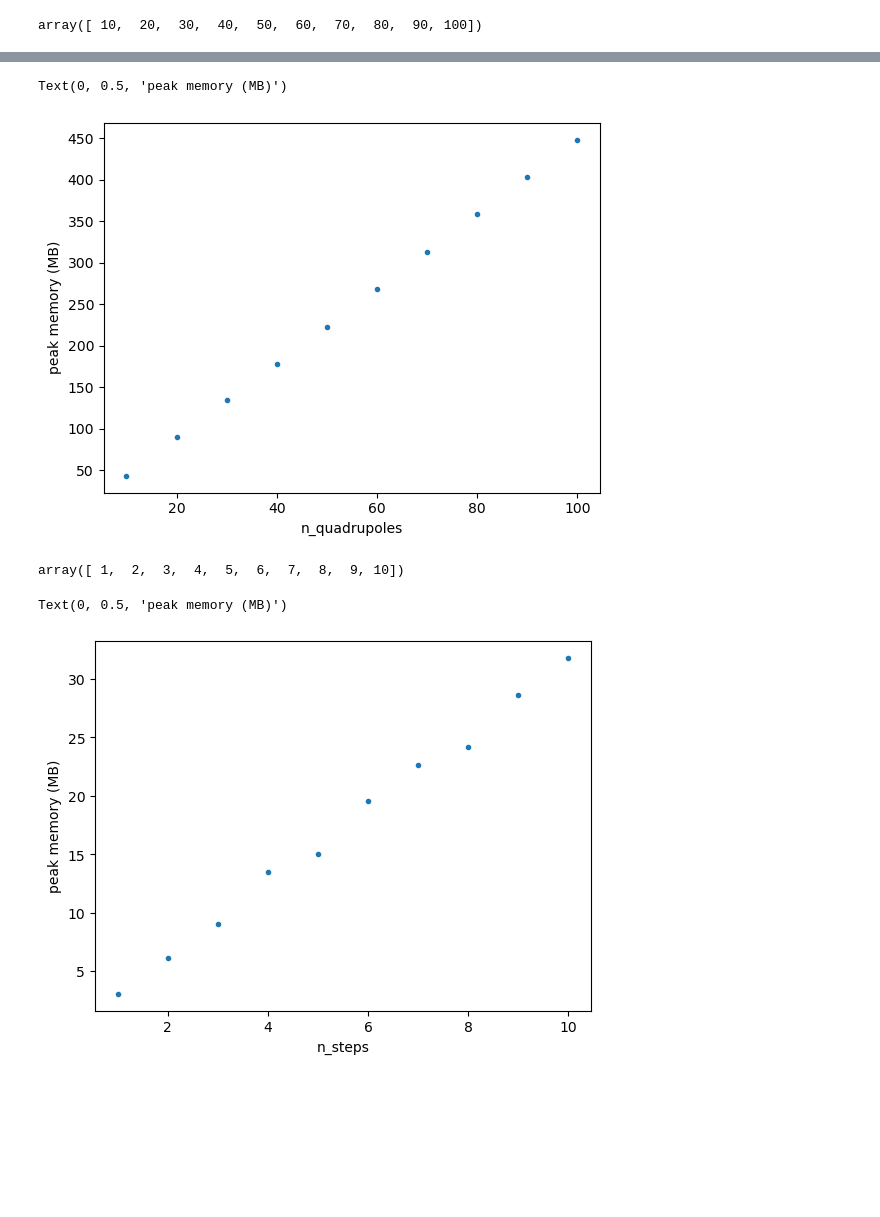
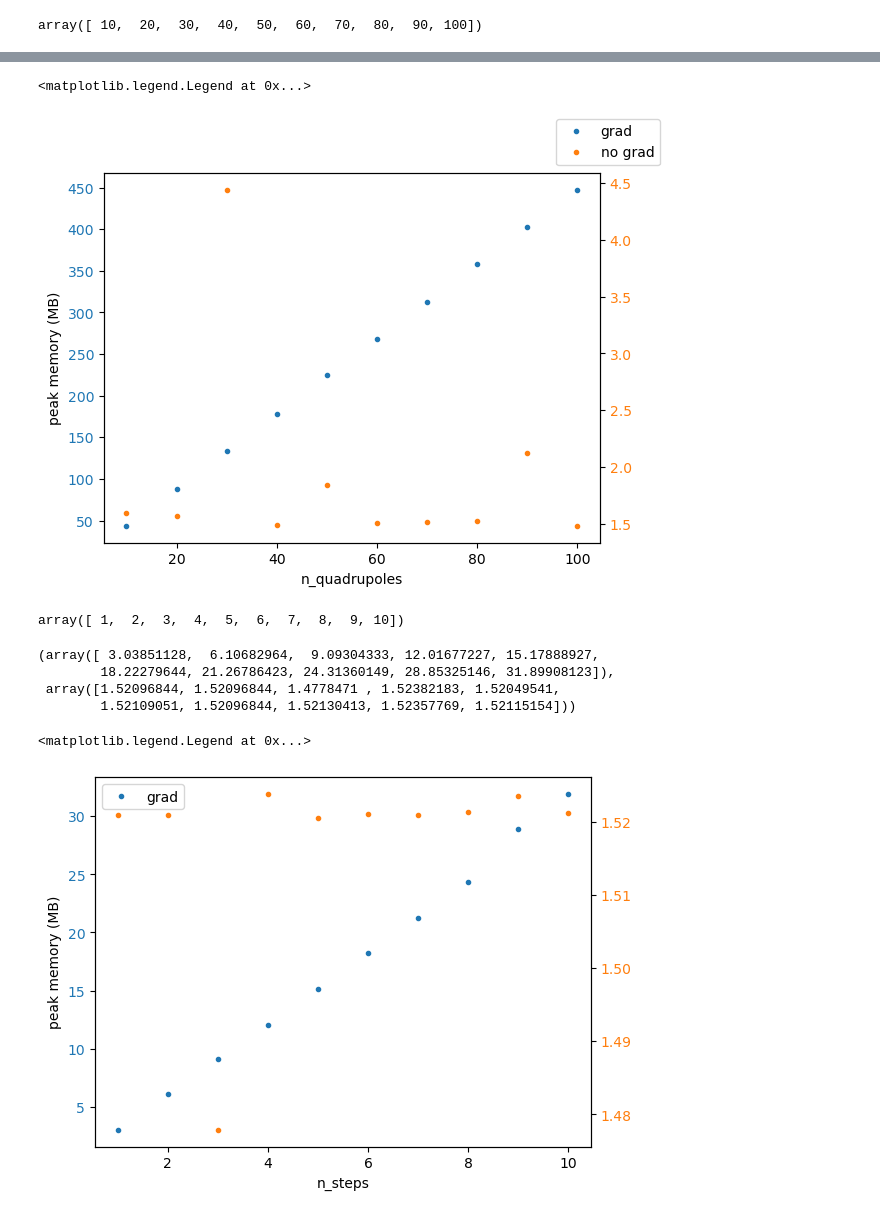
Before and after one commit to bmad-sim/Bmad-X, a Jupyter notebook: dev/torch_module_profiling/torch_module_profiling.ipynb, the cells around one changed output, grey strips where cells are left out. Saved outputs shown, nothing was run; the diff lists cells and outputs as text; code cells hidden in the pictures; blank space fills up the shorter version.

```diff
--- a/dev/torch_module_profiling/torch_module_profiling.ipynb
+++ b/dev/torch_module_profiling/torch_module_profiling.ipynb
@@ -3,5 +3,8 @@ import json
 import os
 import sys
 import numpy as np
+import matplotlib.pyplot as plt
+prop_cycle = plt.rcParams['axes.prop_cycle']
+colors = prop_cycle.by_key()['color']
 # %%
 N = 6
@@ -62,8 +80,8 @@ Text(0, 0.5, 'peak memory (MB)')
 # %%
-n_particles = 10_000
-n_slices = 1
-n_quadrupoles = np.linspace(10, 100, 10, dtype=int)
-n_quadrupoles
+n_particles2 = 10_000
+n_slices2 = 1
+n_quadrupoles2 = np.linspace(10, 100, 10, dtype=int)
+n_quadrupoles2
 # %% [output]
 array([ 10,  20,  30,  40,  50,  60,  70,  80,  90, 100])
 # %%
@@ -86,34 +116,59 @@ array([ 43.41628551,  89.80900955, 134.76265049, 178.0949049 ,
 # %%
 fig, ax = plt.subplots()
-ax.plot(n_quadrupoles[:], np.array(max_memory)[:], '.')
+ax2 = ax.twinx()
+ax.plot(n_quadrupoles2, np.array(memory2), '.', color=colors[0], label='grad')
+ax.tick_params(axis="y", labelcolor=colors[0])
+ax2.plot(n_quadrupoles2, np.array(memory2_nograd), '.',color=colors[1], label='no grad')
+ax2.tick_params(axis="y", labelcolor=colors[1])
 ax.set_xlabel('n_quadrupoles')
 ax.set_ylabel('peak memory (MB)')
+fig.legend()
 # %% [output]
-Text(0, 0.5, 'peak memory (MB)')
+<matplotlib.legend.Legend at 0x...>
-[figure, old version]
+[figure, new version]
 # %%
-n_particles = 10_000
-n_quadrupoles = 1
-n_slices = np.linspace(1,10,10, dtype=int)
-n_slices
+n_particles3 = 10_000
+n_quadrupoles3 = 1
+n_slices3 = np.linspace(1,10,10, dtype=int)
+n_slices3
 # %% [output]
 array([ 1,  2,  3,  4,  5,  6,  7,  8,  9, 10])
 # %%
-max_memory = np.zeros_like(n_slices, dtype=np.double)
+memory3 = np.full_like(n_slices3, np.nan, dtype=np.double)
+memory3_nograd = memory2.copy()
 
-for i, n_sl in enumerate(n_slices):
+for i, n_sl in enumerate(n_slices3):
     os.system("scalene --memory ./torch_module_profiling.py "
-              + str(n_particles) + " " + str(n_quadrupoles) + " " + str(n_sl) )
+              + str(n_particles3) + " " + str(n_quadrupoles3) + " " + str(n_sl) )
     f = open('profile.json')
     lines = json.load(f)['files']['./torch_module_profiling.py']['lines']
     for line in lines:
         if line['lineno'] == 39:
-            max_memory[i] = line['n_peak_mb']
+            memory3[i] = line['n_peak_mb']
+            os.system("scalene --memory ./torch_module_profiling_no_grad.py "
+              + str(n_particles3) + " " + str(n_quadrupoles3) + " " + str(n_sl) )
+    f = open('profile.json')
+    lines = json.load(f)['files']['./torch_module_profiling_no_grad.py']['lines']
+    for line in lines:
+        if line['lineno'] == 39:
+            memory3_nograd[i] = line['n_peak_mb']
+# %%
+memory3, memory3_nograd
+# %% [output]
+(array([ 3.03851128,  6.10682964,  9.09304333, 12.01677227, 15.17888927,
+        18.22279644, 21.26786423, 24.31360149, 28.85325146, 31.89908123]),
+ array([1.52096844, 1.52096844, 1.4778471 , 1.52382183, 1.52049541,
+        1.52109051, 1.52096844, 1.52130413, 1.52357769, 1.52115154]))
 # %%
 fig, ax = plt.subplots()
-ax.plot(n_slices[:], np.array(max_memory)[:], '.')
+ax2 = ax.twinx()
+ax.plot(n_slices3, np.array(memory3), '.', color=colors[0], label='grad')
+ax.tick_params(axis="y", labelcolor=colors[0])
+ax2.plot(n_slices3, np.array(memory3_nograd), '.', color=colors[1], label='no grad')
+ax2.tick_params(axis="y", labelcolor=colors[1])
 ax.set_xlabel('n_steps')
 ax.set_ylabel('peak memory (MB)')
+ax.legend()
 # %% [output]
-Text(0, 0.5, 'peak memory (MB)')
+<matplotlib.legend.Legend at 0x...>
-[figure, old version]
+[figure, new version]
```
Also changed, not shown: parts of 6 cells of this notebook, 3 other files.
